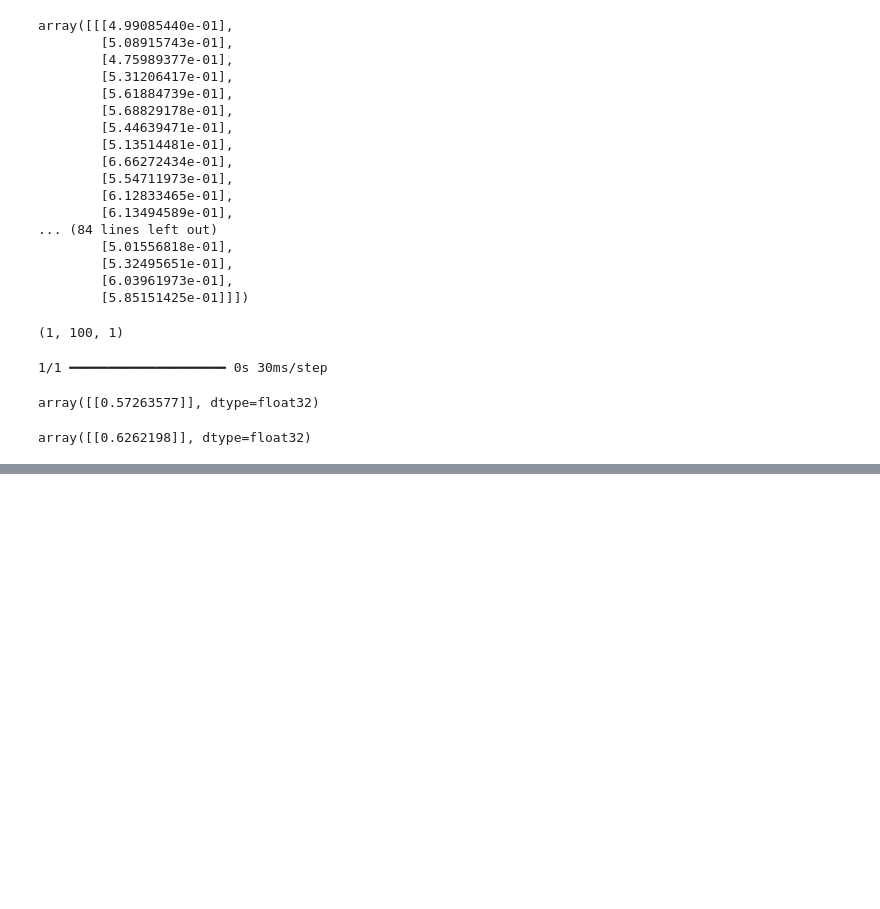
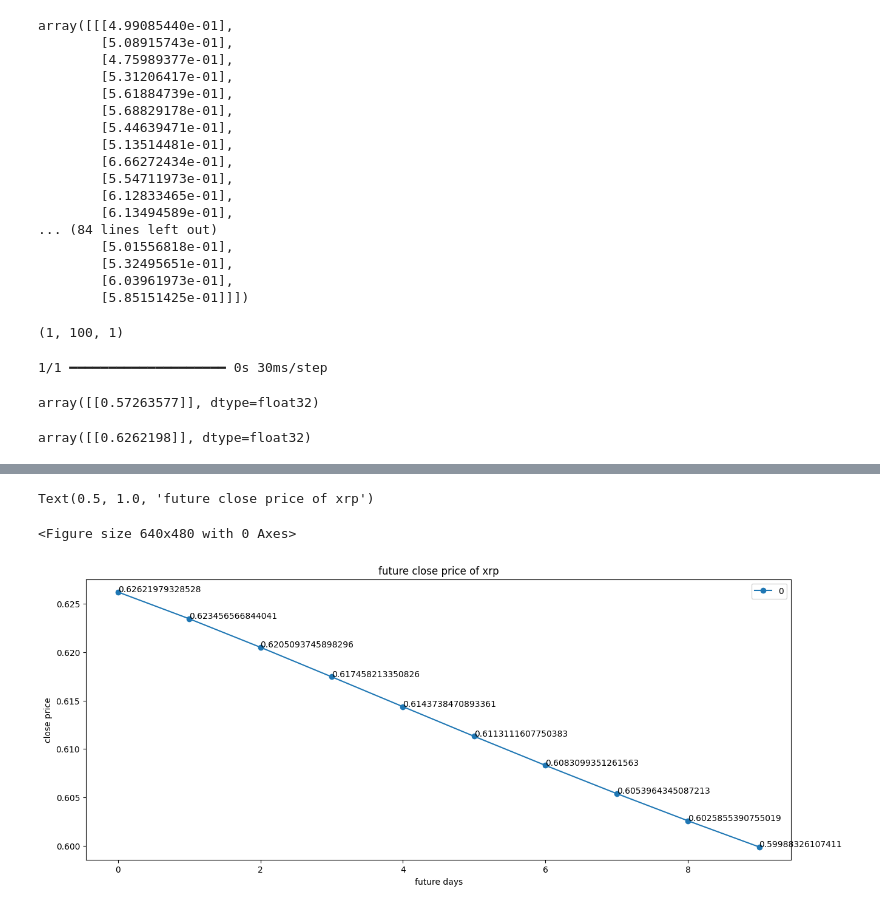
Before and after one commit to aivarasmink/ptu20_ml_reinforcement, a Jupyter notebook: ripple_prices_prediction_02/ripple.ipynb, the cells around one changed output, grey strips where cells are left out. Cells and saved outputs as stored; diff of their text form; code cells hidden in the pictures; blank space fills up the shorter version.

```diff
--- a/ripple_prices_prediction_02/ripple.ipynb
+++ b/ripple_prices_prediction_02/ripple.ipynb
@@ -424,12 +424,22 @@ scaler.inverse_transform(day101)
 # %% [output]
 array([[0.6262198]], dtype=float32)
 # %%
-def predict_future(no_of_days, previous_100):
+import numpy as np
+
+def predict_future(no_of_days, previous_100, model, scaler):
     future_predictions = []
     for i in range(no_of_days):
         next_day = model.predict(previous_100).tolist()
-        previous_100[0].append(next_day[0])
-        previous_100 = [previous_100[0][1:]]
 
-        future_predictions.append(scaler.inverse_transform(next_day))
+        # Update previous_100 for the next prediction
+        previous_100 = np.append(previous_100, [[next_day[0]]], axis=1)
+        previous_100 = previous_100[:, 1:]  # Drop the first column
+
+        # Inverse transform the predicted value and append to future_predictions
+        future_predictions.append(scaler.inverse_transform(np.array([next_day]).reshape(-1, 1)))  # Convert next_day to a 2D array
     return future_predictions
+
+# Assuming you have defined `no_of_days`, `last_100`, `model`, and `scaler` variables before calling the function
+
+future_results = predict_future(no_of_days, last_100, model, scaler)
+print(future_results)
@@ -436,5 +457,0 @@ def predict_future(no_of_days, previous_100):
-# %%
-no_of_days = 10
-# last_100 = last_100.tolist()
-future_results = predict_future(no_of_days, last_100)
-print(future_results)
@@ -443,0 +458,13 @@ AttributeError: 'numpy.ndarray' object has no attribute 'append'
+# %%
+future_results = np.array(future_results).reshape(-1, 1)
+plt.figure()
+pd.DataFrame(future_results).plot(figsize=(15, 6), marker='o')
+for i in range(len(future_results)):
+    plt.text(i, future_results[i], str(future_results[i][0]))
+plt.xlabel('future days')
+plt.ylabel('close price')
+plt.title('future close price of xrp')
+# %% [output]
+Text(0.5, 1.0, 'future close price of xrp')
+<Figure size 640x480 with 0 Axes>
+[figure, added]
```
Also changed, not shown: parts of 3 cells of this notebook.
